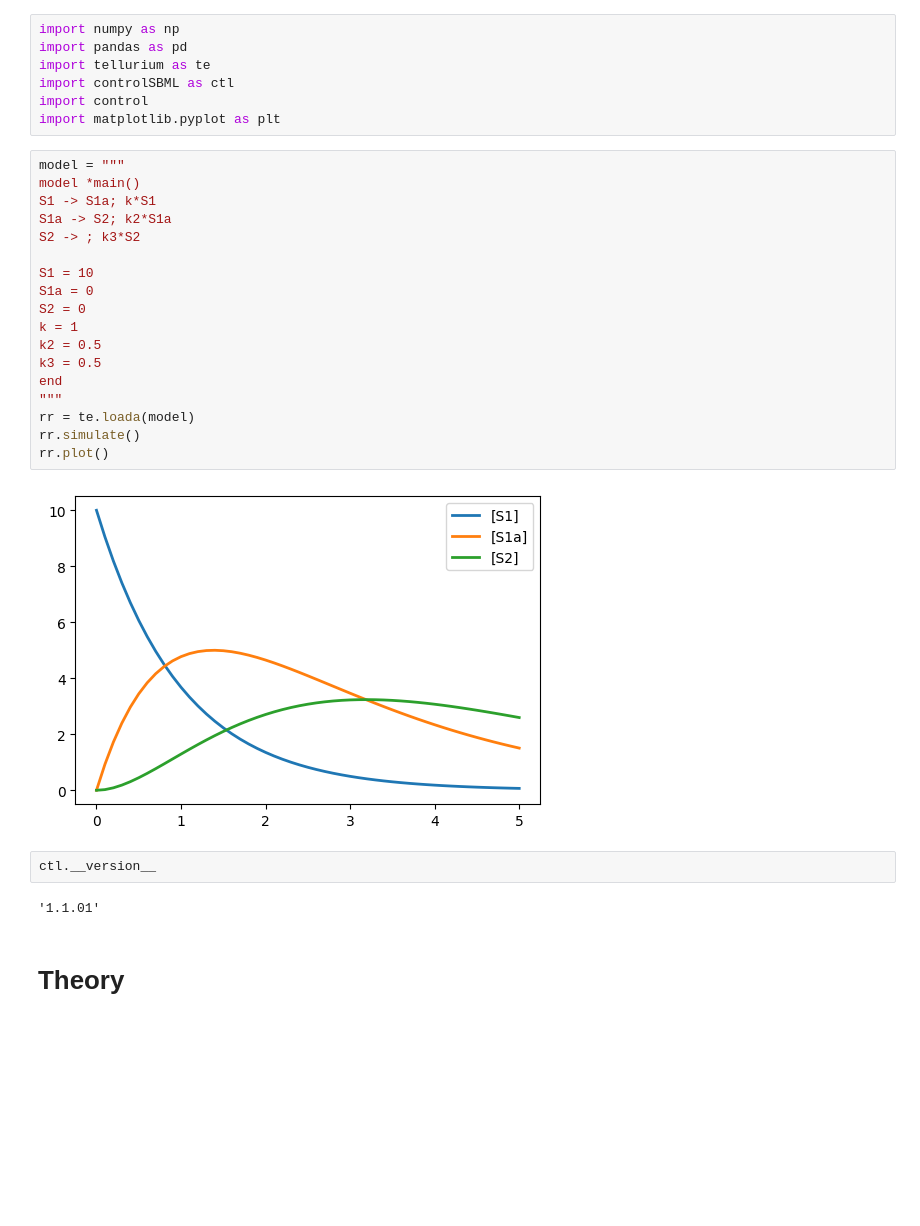
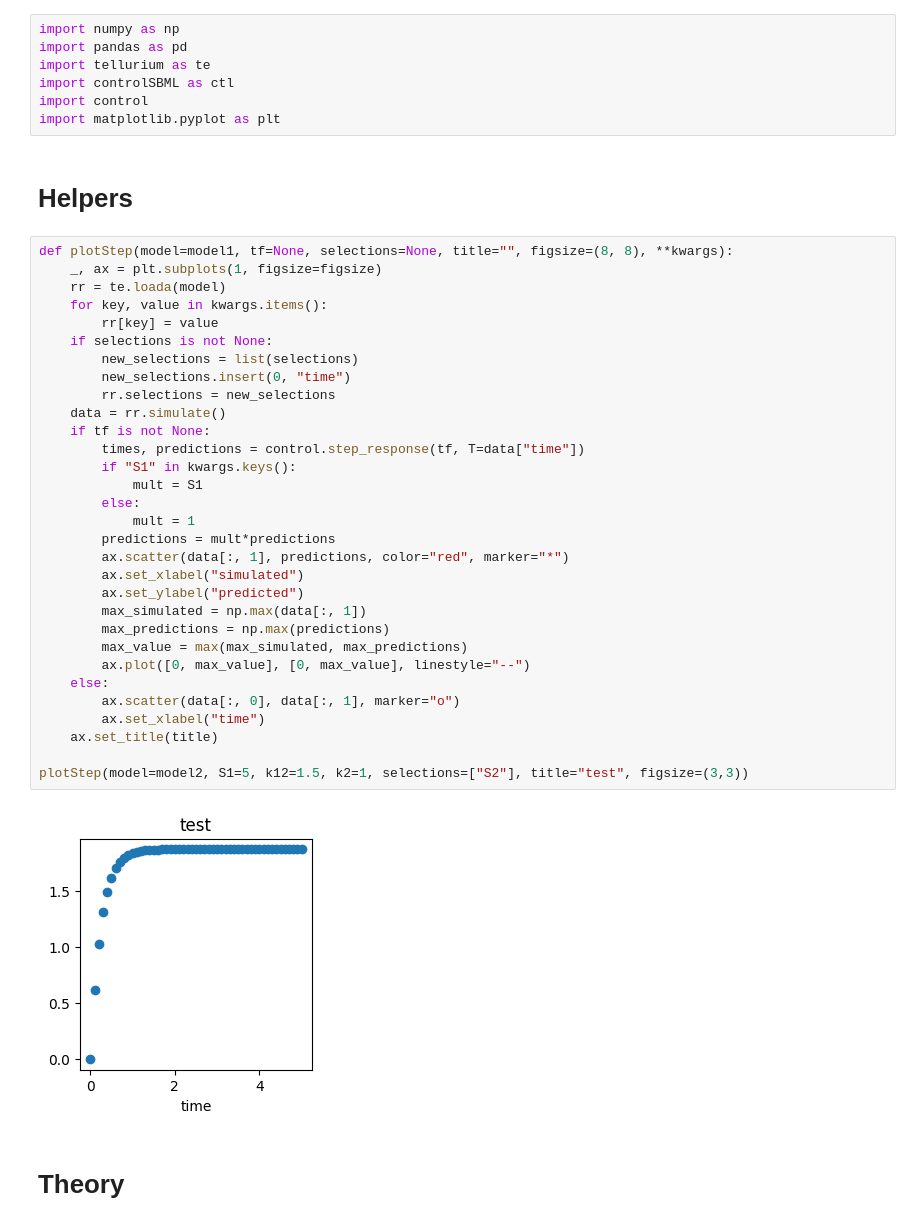
Before and after one commit to joseph-hellerstein/linear_reaction_networks, a Jupyter notebook: notebooks/Theory_Of_Approximate_Reaction_Networks.ipynb, the cells around one changed output. Drawn from its saved outputs; the diff is of its cells as text; blank space fills up the shorter version.

```diff
--- a/notebooks/Theory_Of_Approximate_Reaction_Networks.ipynb
+++ b/notebooks/Theory_Of_Approximate_Reaction_Networks.ipynb
@@ -7,30 +7,41 @@ import tellurium as te
 import controlSBML as ctl
 import control
 import matplotlib.pyplot as plt
-# %%
-model = """
-model *main()
-S1 -> S1a; k*S1
-S1a -> S2; k2*S1a
-S2 -> ; k3*S2
-
-S1 = 10
-S1a = 0
-S2 = 0
-k = 1
-k2 = 0.5
-k3 = 0.5
-end
-"""
-rr = te.loada(model)
-rr.simulate()
-rr.plot()
-# %% [output]
-[figure, removed]
-# %%
-ctl.__version__
-# %% [output]
-'1.1.01'
+# %% [markdown]
+# Helpers
+# %%
+def plotStep(model=model1, tf=None, selections=None, title="", figsize=(8, 8), **kwargs):
+    _, ax = plt.subplots(1, figsize=figsize)
+    rr = te.loada(model)
+    for key, value in kwargs.items():
+        rr[key] = value
+    if selections is not None:
+        new_selections = list(selections)
+        new_selections.insert(0, "time")
+        rr.selections = new_selections
+    data = rr.simulate()
+    if tf is not None:
+        times, predictions = control.step_response(tf, T=data["time"])
+        if "S1" in kwargs.keys():
+            mult = S1
+        else:
+            mult = 1
+        predictions = mult*predictions
+        ax.scatter(data[:, 1], predictions, color="red", marker="*")
+        ax.set_xlabel("simulated")
+        ax.set_ylabel("predicted")
+        max_simulated = np.max(data[:, 1])
+        max_predictions = np.max(predictions)
+        max_value = max(max_simulated, max_predictions)
+        ax.plot([0, max_value], [0, max_value], linestyle="--")
+    else:
+        ax.scatter(data[:, 0], data[:, 1], marker="o")
+        ax.set_xlabel("time")
+    ax.set_title(title)
+
+plotStep(model=model2, S1=5, k12=1.5, k2=1, selections=["S2"], title="test", figsize=(3,3))
+# %% [output]
+[figure, added]
 # %% [markdown]
 # Theory
 # %% [markdown]
```
Also changed, not shown: parts of 22 cells of this notebook, 3 other files.
